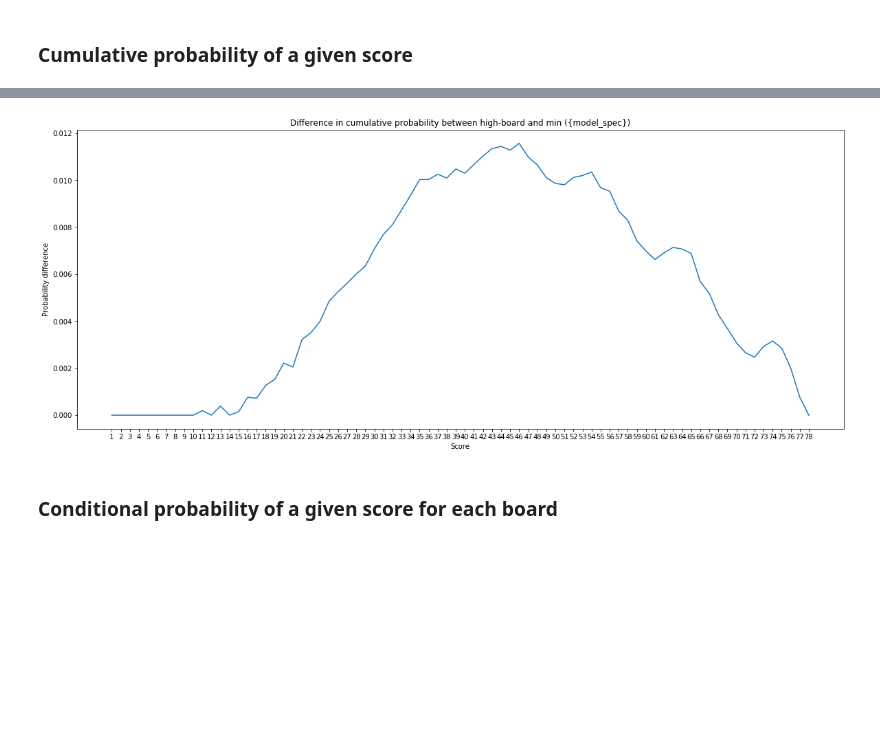
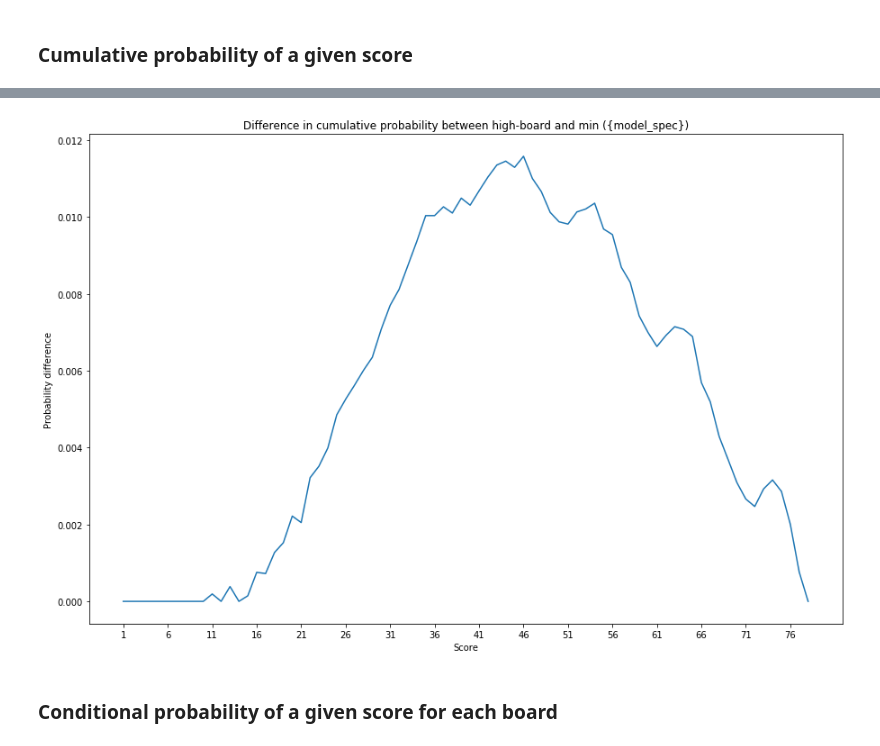
Before and after one commit to LewisDyer/StochasticGames, a Jupyter notebook: src/ShutTheBox_Vis.ipynb, the cells around one changed output, grey strips where cells are left out. Cells and saved outputs as stored; diff of their text form; code cells hidden in the pictures; blank space fills up the shorter version.

```diff
--- a/src/ShutTheBox_Vis.ipynb
+++ b/src/ShutTheBox_Vis.ipynb
@@ -7,7 +7,7 @@ import matplotlib.pyplot as plt
 import numpy as np
 import csv
 
-plt.rcParams['figure.figsize'] = [20, 8]
+plt.rcParams['figure.figsize'] = [15, 10]
 
 def plot(axes, csv_file, series_name, kwargs={}):
     # given a set of axes and a csv filename, reads data from the csv file and plots it on the graph
@@ -122,26 +122,28 @@ plt.show()
 # %%
+
+
 fig = plt.figure()
 
 ax1 = fig.add_subplot(111)
 
 ax1.set_title("Difference in cumulative probability between high-board and min ({model_spec})")
 ax1.set_xlabel("Score")
 ax1.set_ylabel("Probability difference")
 
-ax1.set_xticks(np.arange(max_score)+1)
+ax1.set_xticks(np.arange(0, max_score, 5)+1)
 
 data_high = np.genfromtxt(cum_prob_high_file, delimiter=',',skip_header=1, names=['x', 'y'])
 data_min = np.genfromtxt(cum_prob_min_file, delimiter=',',skip_header=1, names=['x', 'y'])
 
 data_diff = data_high['y'] - data_min['y']
 
 ax1.plot(data_min['x'], data_diff)
 
 
-plt.savefig(f"{vis_location}/{model_spec}_cum_diff_high_min.png")
+plt.savefig(f"{vis_location}/{model_spec}_cum_diff_high_min.pdf")
 plt.show()
 # %% [output]
-[figure, old version]
+[figure, new version]
 # %% [markdown]
 ### Conditional probability of a given score for each board
 # %%
```
Also changed, not shown: parts of 4 cells of this notebook, 51 other files.
